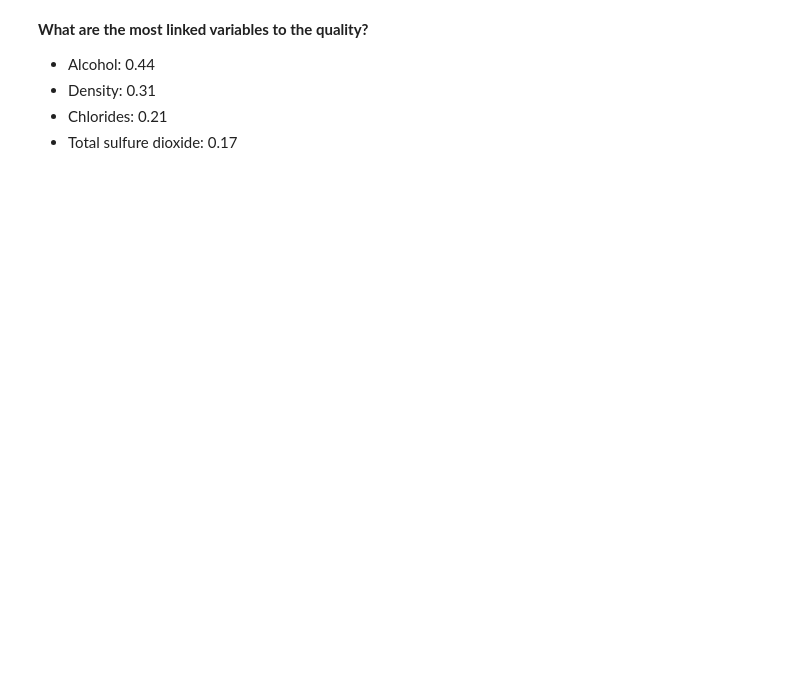
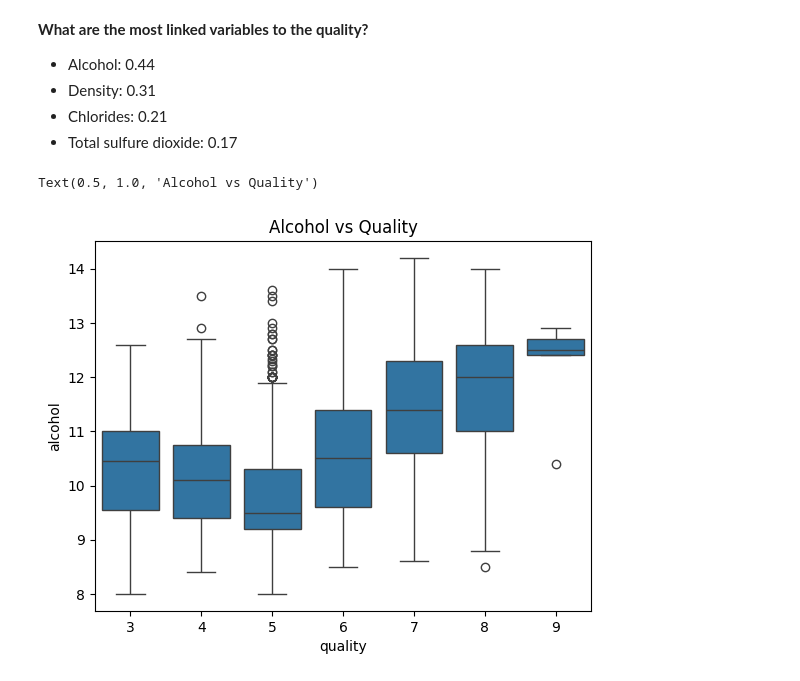
Before and after one commit to LacoutierePaul/TD4_ExplainabilityIA, a Jupyter notebook: main.ipynb, the cells around one changed output. Cells and saved outputs as stored; diff of their text form; code cells hidden in the pictures; blank space fills up the shorter version.

```diff
--- a/main.ipynb
+++ b/main.ipynb
@@ -64,3 +64,10 @@ sns.heatmap(corr_matrix,cmap="YlGnBu",annot=True,linewidth=2,ax=ax)
 # %%
 white_wine_data.columns
 important_variables=['alcohol','density','chlorides','total sulfur dioxide']
+# %%
+# We are going to check the alcohol vs the quality of the wine
+sns.boxplot(x='quality', y='alcohol', data=white_wine_data)
+plt.title('Alcohol vs Quality')
+# %% [output]
+Text(0.5, 1.0, 'Alcohol vs Quality')
+[figure, added]
```
Also changed, not shown: parts of 1 cell of this notebook.
